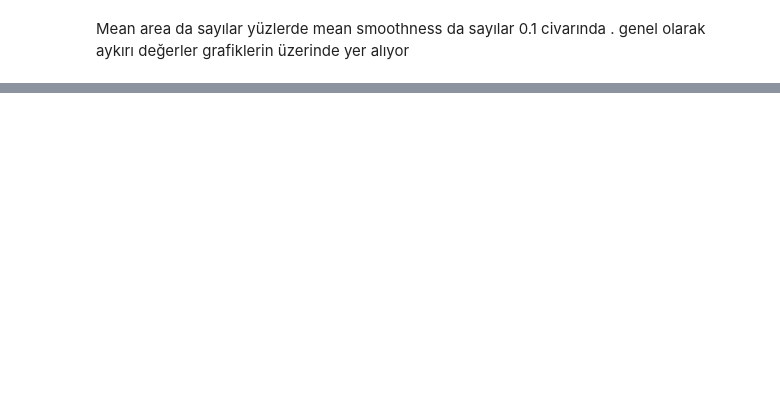
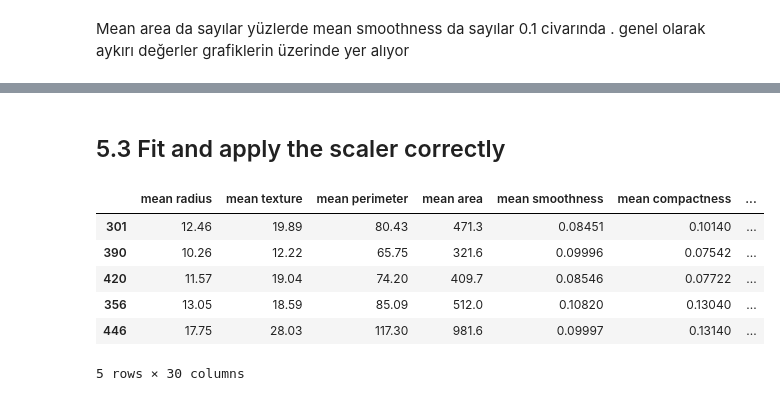
Before and after one commit to ravzakoc8/machine_learning, a Jupyter notebook: breast_cancer.ipynb, the cells around one changed output, grey strips where cells are left out. Cells and saved outputs as stored; diff of their text form; code cells hidden in the pictures; blank space fills up the shorter version.

Commit message:
Splitting and scaling

```diff
--- a/breast_cancer.ipynb
+++ b/breast_cancer.ipynb
@@ -150,0 +269,4 @@ Mean area da sayılar yüzlerde mean smoothness da sayılar 0.1 civarında . gen
+# %%
+X_trval, X_test, y_trval, y_test = train_test_split(X, Y, test_size=0.20, stratify=Y, random_state=42)
+#hastaların %20 sini test için ayırdık ve kalan %80 ini eğitim ve validation için ayırdık. stratify=y ile sınıfların eşit dağılmasını sağladık. random_state=42 ile rastgele seçim yaptık.
+X_test.shape
@@ -150,0 +286,13 @@ Mean area da sayılar yüzlerde mean smoothness da sayılar 0.1 civarında . gen
+# %%
+#her seed için train, validation ve test parçalarında kaç hasta olduğunu, bunun tüm verinin yüzde kaçı ettiğini ve her parçada kaç malignant, kaç benign hasta olduğunu tek bir tabloda topladık.
+rows = []
+for seed in SEEDS:
+    parcalar = {"train": (splits[seed]["X_train"], splits[seed]["y_train"]),
+                "val": (splits[seed]["X_val"], splits[seed]["y_val"]),
+                "test": (X_test, y_test)}
+    for isim, (Xp, yp) in parcalar.items():
+        rows.append({"seed": seed, "subset": isim, "count": len(Xp),
+                     "percent": round(len(Xp) / len(X) * 100, 1),
+                     "malignant (0)": (yp == 0).sum(), "benign (1)": (yp == 1).sum()})
+split_summary = pd.DataFrame(rows)
+split_summary
@@ -150,0 +310,10 @@ Mean area da sayılar yüzlerde mean smoothness da sayılar 0.1 civarında . gen
+# %%
+# her seed için çakışma ve toplam kontrolü
+for seed in SEEDS:
+    tr = splits[seed]["X_train"]
+    va = splits[seed]["X_val"]
+    print("seed", seed)
+    print("  train-val ortak:", len(set(tr.index) & set(va.index)))
+    print("  train-test ortak:", len(set(tr.index) & set(X_test.index)))
+    print("  val-test ortak:", len(set(va.index) & set(X_test.index)))
+    print("  toplam 569 mu:", len(tr) + len(va) + len(X_test) == len(X))
@@ -150,0 +348,28 @@ Mean area da sayılar yüzlerde mean smoothness da sayılar 0.1 civarında . gen
+# %% [markdown]
+## 5.3 Fit and apply the scaler correctly
+# %%
+scalers = {}
+for seed in SEEDS:
+    scaler = StandardScaler() # her seed için yeni scaler
+    scaler.fit(splits[seed]["X_train"]) # sadece train'den öğren
+    splits[seed]["X_train_scaled"] = pd.DataFrame(
+        scaler.transform(splits[seed]["X_train"]),
+        columns=X.columns, index=splits[seed]["X_train"].index)
+    splits[seed]["X_val_scaled"] = pd.DataFrame(
+        scaler.transform(splits[seed]["X_val"]),
+        columns=X.columns, index=splits[seed]["X_val"].index)
+    scalers[seed] = scaler   # scaler'ı sakla
+
+# test sadece seed 42'nin scaler'ı ile dönüştürülür
+X_test_scaled = pd.DataFrame(scalers[42].transform(X_test),
+                             columns=X.columns, index=X_test.index)
+# %%
+splits[42]["X_train"].head()   # seed 42, ölçeklemeden önce
+# %% [output]
+|  | mean radius | mean texture | mean perimeter | mean area | mean smoothness | mean compactness | ... |
+| 301 | 12.46 | 19.89 | 80.43 | 471.3 | 0.08451 | 0.10140 | ... |
+| 390 | 10.26 | 12.22 | 65.75 | 321.6 | 0.09996 | 0.07542 | ... |
+| 420 | 11.57 | 19.04 | 74.20 | 409.7 | 0.08546 | 0.07722 | ... |
+| 356 | 13.05 | 18.59 | 85.09 | 512.0 | 0.10820 | 0.13040 | ... |
+| 446 | 17.75 | 28.03 | 117.30 | 981.6 | 0.09997 | 0.13140 | ... |
+5 rows × 30 columns
```
Also changed, not shown: parts of 25 cells of this notebook.
